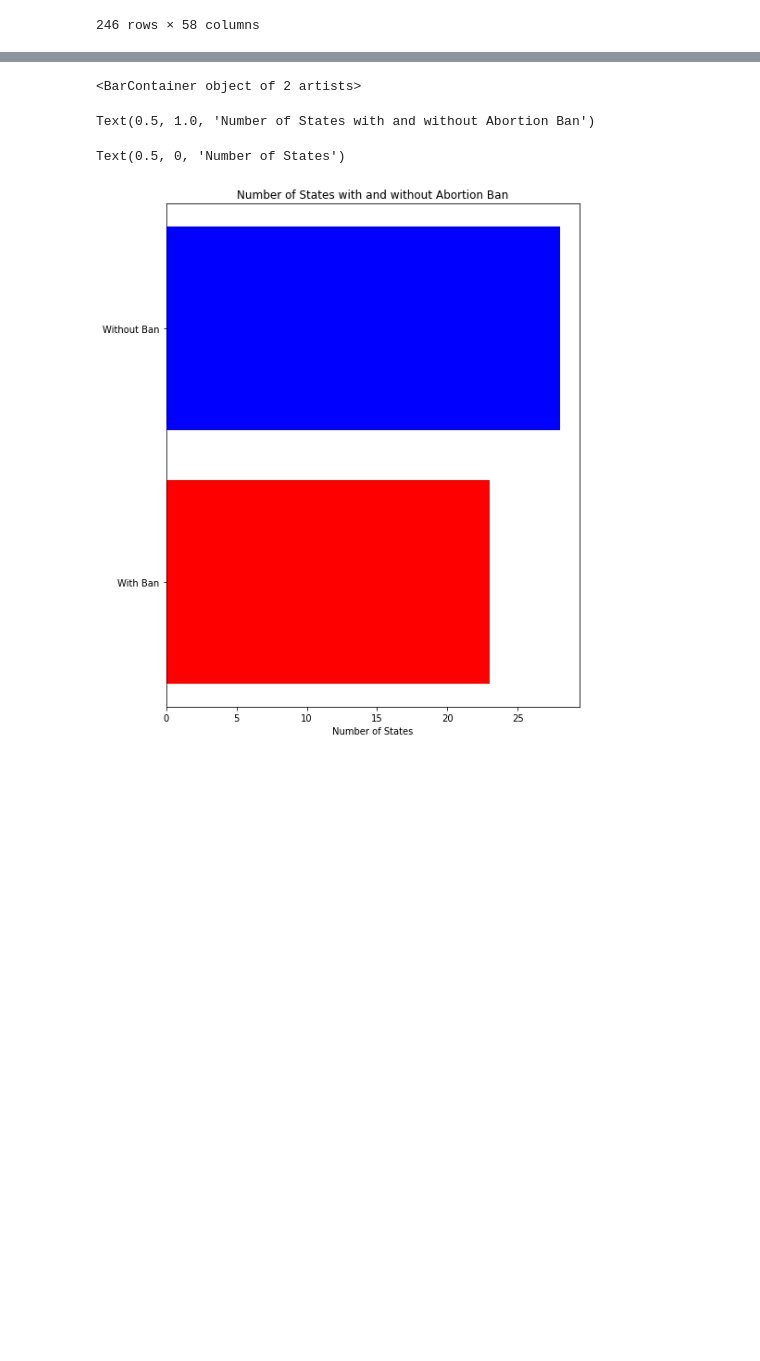
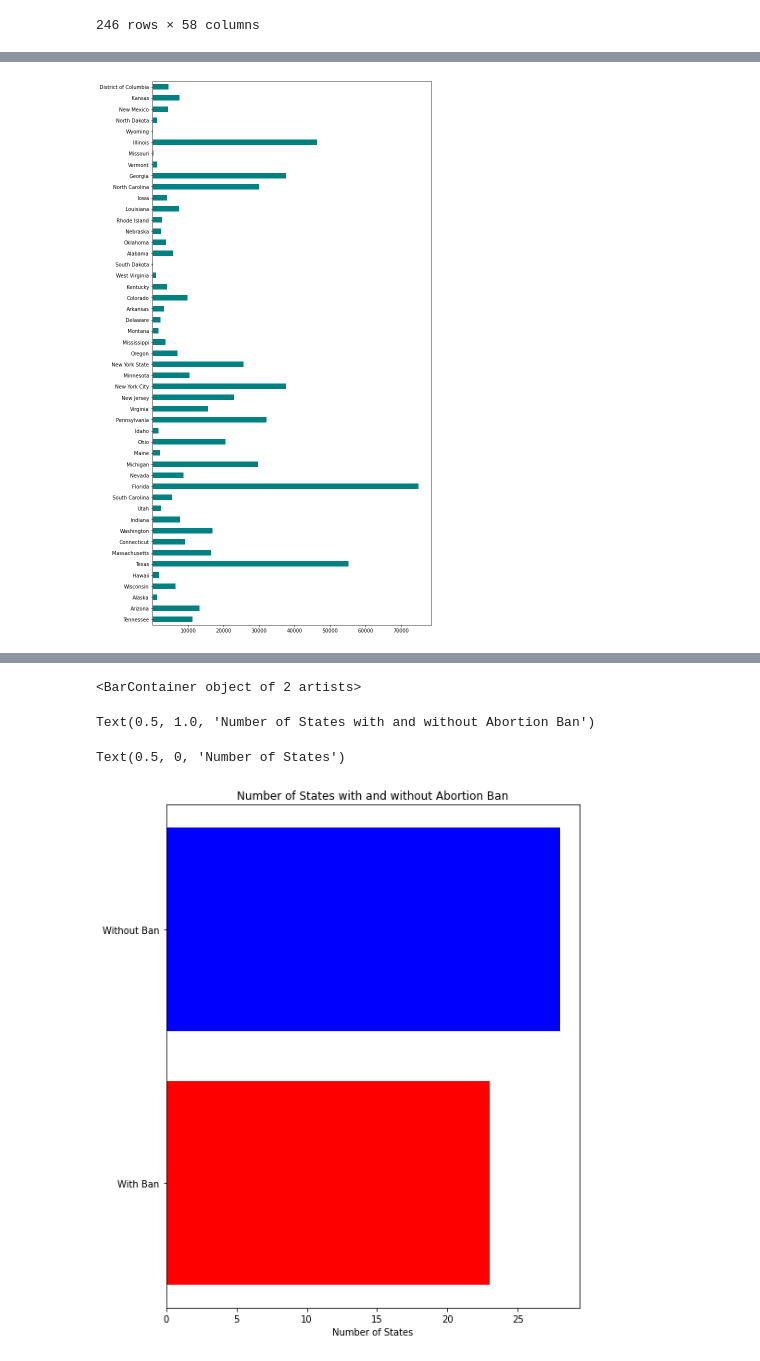
Before and after one commit to Mmarlo5/psychic-doodle, a Jupyter notebook: Problem_Set_4.ipynb, the cells around one changed output, grey strips where cells are left out. Drawn from its saved outputs; the diff is of its cells as text; code cells hidden in the pictures; blank space fills up the shorter version.

```diff
--- a/Problem_Set_4.ipynb
+++ b/Problem_Set_4.ipynb
@@ -214,0 +247,70 @@ abortionCDC.head()
+# %%
+import pandas as pd
+import matplotlib.pyplot as plt
+
+data = {
+    'Alabama': [5713, 875],
+    'Alaska': [1206, 8],
+    'Arizona': [13273, 72],
+    'Arkansas': [3154, 390],
+    'Colorado': [9869, 1283],
+    'Connecticut': [9115, 456],
+    'Delaware': [2281, 272],
+    'District of Columbia': [4416, 3123],
+    'Florida': [74868, 3988],
+    'Georgia': [37533, 6411],
+    'Hawaii': [1809, 32],
+    'Idaho': [1680, 102],
+    'Illinois': [46243, 9686],
+    'Indiana': [7756, 384],
+    'Iowa': [4058, 679],
+    'Kansas': [7526, 3901],
+    'Kentucky': [4104, 617],
+    'Louisiana': [7473, 1240],
+    'Maine': [2064, 115],
+    'Massachusetts': [16452, 593],
+    'Michigan': [29669, 1620],
+    'Minnesota': [10349, 971],
+    'Mississippi': [3559, 360],
+    'Missouri': [167, 33],
+    'Montana': [1675, 177],
+    'Nebraska': [2378, 374],
+    'Nevada': [8633, 471],
+    'New Jersey': [22972, 1593],
+    'New Mexico': [4293, 1301],
+    'New York City': [37523, 3195],
+    'New York State': [25619, 2469],
+    'North Carolina': [30004, 5117],
+    'North Dakota': [1174, 338],
+    'Ohio': [20605, 1167],
+    'Oklahoma': [3797, 598],
+    'Oregon': [6991, 672],
+    'Pennsylvania': [32123, 2144],
+    'Rhode Island': [2611, 424],
+    'South Carolina': [5468, 278],
+    'South Dakota': [125, 19],
+    'Tennessee': [11243, 0],
+    'Texas': [55132, 1183],
+    'Utah': [2362, 118],
+    'Vermont': [1227, 213],
+    'Virginia': [15604, 1067],
+    'Washington': [16909, 852],
+    'West Virginia': [1001, 152],
+    'Wisconsin': [6430, 94],
+    'Wyoming': [91, 22]
+}
+df = pd.DataFrame(data).transpose()
+df.columns = ['No.', 'Out of Area']
+
+# Calculate percentage of out of area abortions
+df['Out of Area %'] = round(df['Out of Area'] / df['No.'] * 100, 1)
+
+# Sort by percentage of out of area abortions
+df = df.sort_values('Out of Area %')
+
+# Create a horizontal stacked bar chart
+ax = df[['Out of Area %', 'No.']].plot(kind='barh', stacked=True, figsize=(10,20),
+                                       color=['Pink', 'Teal'], legend=False)
+#This graph visualizes out of state abortions
+# %% [output]
+[figure, added]
```
Also changed, not shown: parts of 10 cells of this notebook.
